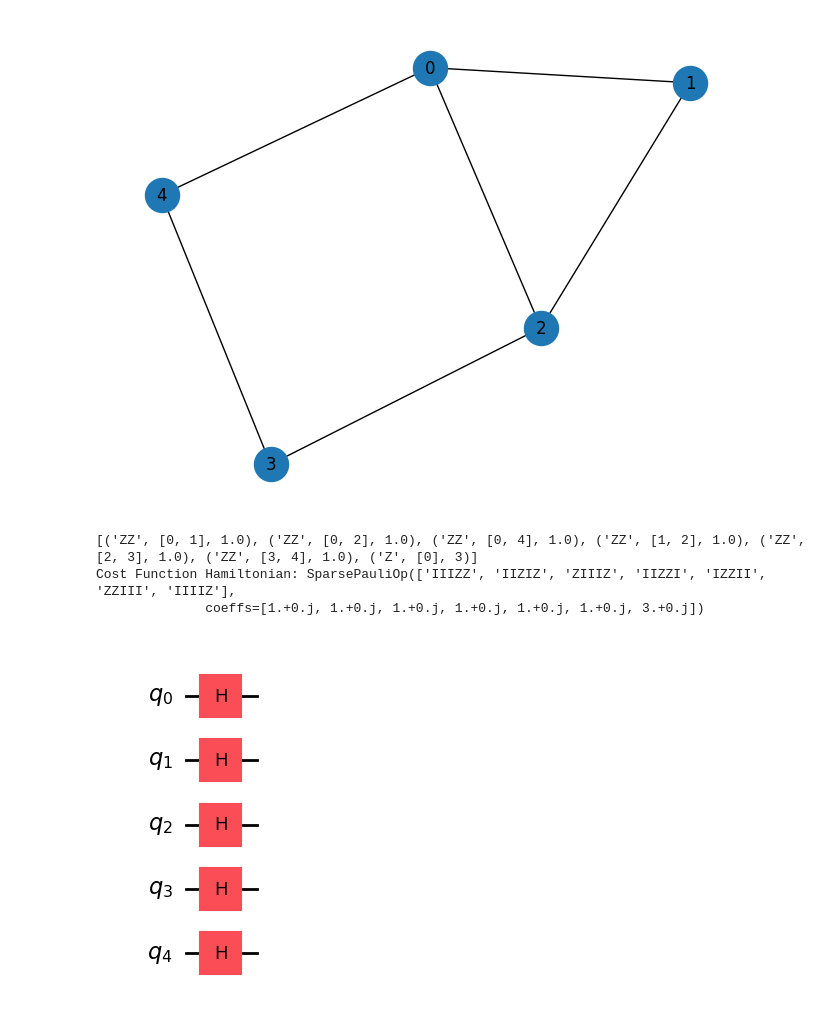
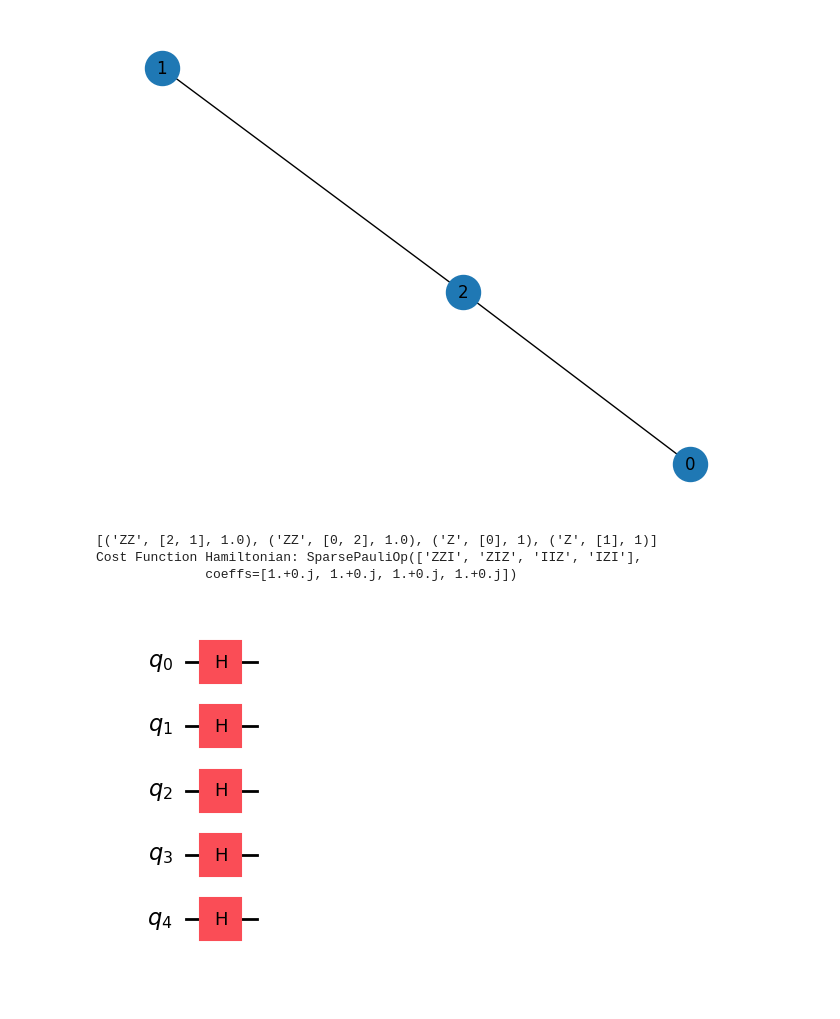
Before and after one commit to DavideCamino/Thesis, a Jupyter notebook: Code/3_QAUA/max_cut.ipynb, the cells around one changed output. Saved outputs shown, nothing was run; the diff lists cells and outputs as text; code cells hidden in the pictures.

```diff
--- a/Code/3_QAUA/max_cut.ipynb
+++ b/Code/3_QAUA/max_cut.ipynb
@@ -26,22 +26,18 @@ from qiskit.circuit.library import efficient_su2
 from qiskit.circuit.library import TwoLocal
 from qiskit.circuit.library import RealAmplitudes
 # %%
-n_nodes = 5
+n_nodes = 3
 
 graph = rx.PyGraph()
 graph.add_nodes_from(np.arange(0, n_nodes, 1))
 edge_list = [
-    (0, 1, 1.0),
+    (2, 1, 1.0),
     (0, 2, 1.0),
-    (0, 4, 1.0),
-    (1, 2, 1.0),
-    (2, 3, 1.0),
-    (3, 4, 1.0),
 ]
 graph.add_edges_from(edge_list)
 draw_graph(graph, node_size=600, with_labels=True)
 # %% [output]
-[figure, old version]
+[figure, new version]
 # %%
 def build_max_cut_paulis(graph: rx.PyGraph) -> list[tuple[str, float]]:
     """Convert the graph to Pauli list.
@@ -52,7 +48,8 @@ def build_max_cut_paulis(graph: rx.PyGraph) -> list[tuple[str, float]]:
     for edge in list(graph.edge_list()):
         weight = graph.get_edge_data(edge[0], edge[1])
         pauli_list.append(("ZZ", [edge[0], edge[1]], weight))
-    pauli_list.append(("Z", [0], 3))
+    pauli_list.append(("Z", [0], 1))
+    pauli_list.append(("Z", [1], 1))
     return pauli_list
 
 
@@ -61,9 +58,9 @@ print(max_cut_paulis)
 cost_hamiltonian = SparsePauliOp.from_sparse_list(max_cut_paulis, n_nodes)
 print("Cost Function Hamiltonian:", cost_hamiltonian)
 # %% [output]
-[('ZZ', [0, 1], 1.0), ('ZZ', [0, 2], 1.0), ('ZZ', [0, 4], 1.0), ('ZZ', [1, 2], 1.0), ('ZZ', [2, 3], 1.0), ('ZZ', [3, 4], 1.0), ('Z', [0], 3)]
-Cost Function Hamiltonian: SparsePauliOp(['IIIZZ', 'IIZIZ', 'ZIIIZ', 'IIZZI', 'IZZII', 'ZZIII', 'IIIIZ'],
-              coeffs=[1.+0.j, 1.+0.j, 1.+0.j, 1.+0.j, 1.+0.j, 1.+0.j, 3.+0.j])
+[('ZZ', [2, 1], 1.0), ('ZZ', [0, 2], 1.0), ('Z', [0], 1), ('Z', [1], 1)]
+Cost Function Hamiltonian: SparsePauliOp(['ZZI', 'ZIZ', 'IIZ', 'IZI'],
+              coeffs=[1.+0.j, 1.+0.j, 1.+0.j, 1.+0.j])
 # %%
 init_c = QuantumCircuit(5)
 init_c.h(0)
```
Also changed, not shown: parts of 4 cells of this notebook, 2 other files.
